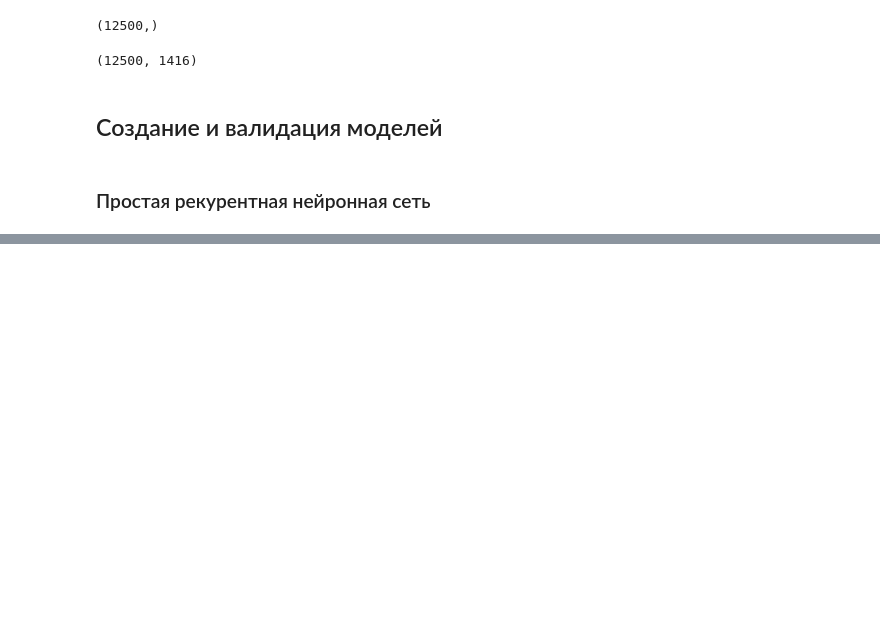
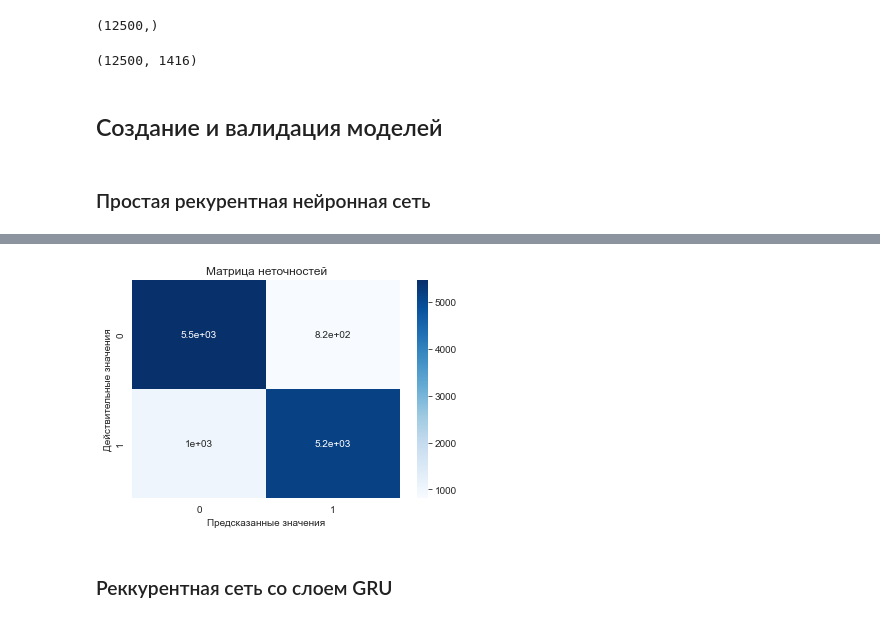
Before and after one commit to DimaScientist/Sentiment-Analysis, a Jupyter notebook: model validation.ipynb, the cells around one changed output, grey strips where cells are left out. Cells and saved outputs as stored; diff of their text form; code cells hidden in the pictures; blank space fills up the shorter version.

```diff
--- a/model validation.ipynb
+++ b/model validation.ipynb
@@ -159,0 +204,7 @@ plot_confusion_matrix(y_pred_int, y_val)
+# %%
+y_pred_int = [1 if pred[0] > 0.5 else 0 for pred in y_pred]  # так как предсказания в интервале 0 и 1, то будем считать, что 1 - больше 0.5, иначе - 0
+plot_confusion_matrix(y_pred_int, y_val)
+# %% [output]
+[figure, added]
+# %% [markdown]
+### Реккурентная сеть со слоем GRU
```
Also changed, not shown: parts of 24 cells of this notebook.
